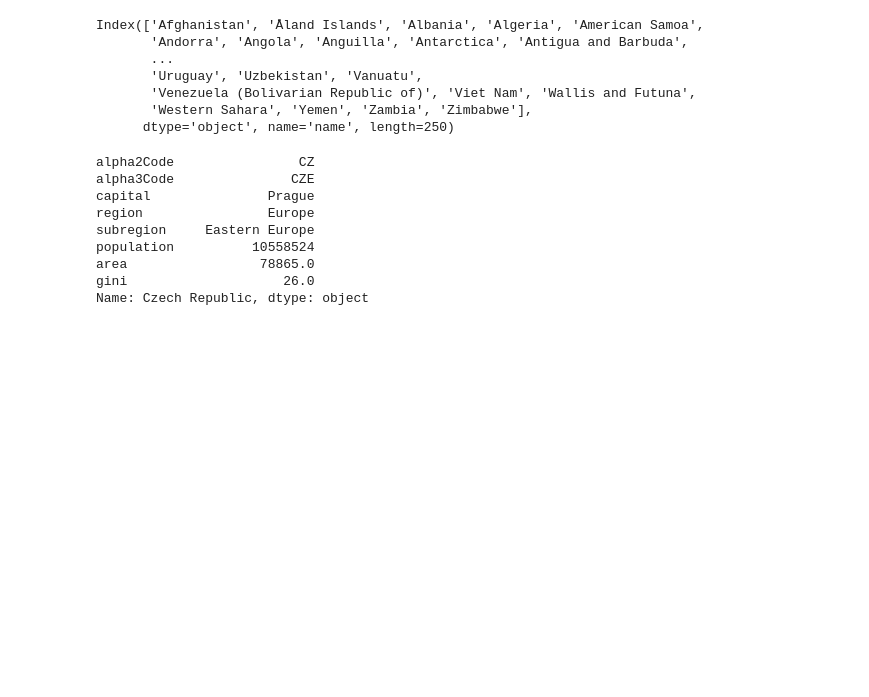
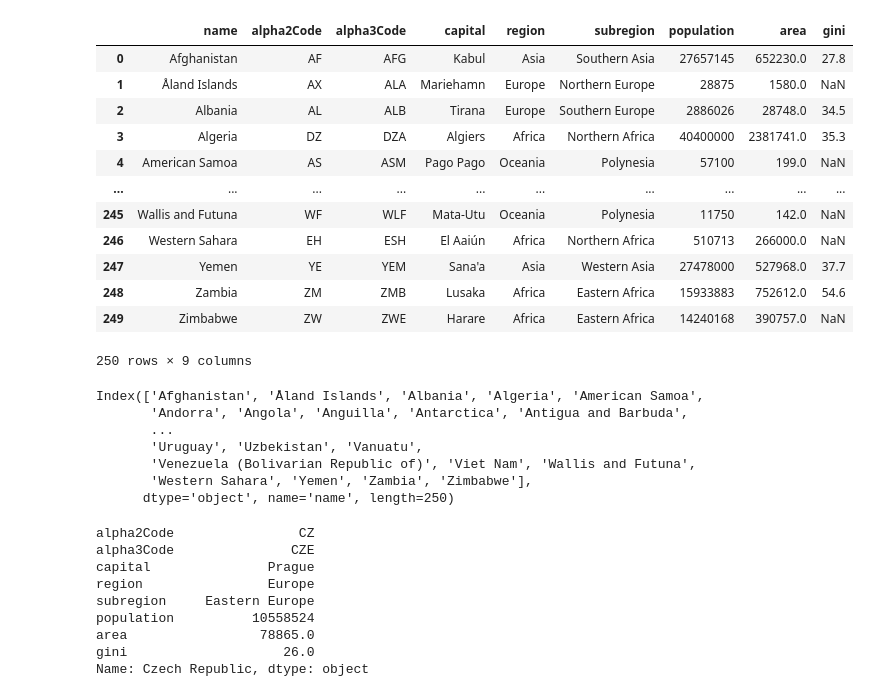
Before and after one commit to Sunriseee/python_kurz_2022, a Jupyter notebook: cviko_9.ipynb, the cells around one changed output. Drawn from its saved outputs; the diff is of its cells as text; code cells hidden in the pictures; blank space fills up the shorter version.

```diff
--- a/cviko_9.ipynb
+++ b/cviko_9.ipynb
@@ -1,8 +1,23 @@
 # %%
 import pandas
 
 
 staty = pandas.read_json("staty.json")
+staty
+# %% [output]
+|  | name | alpha2Code | alpha3Code | capital | region | subregion | population | area | gini |
+| 0 | Afghanistan | AF | AFG | Kabul | Asia | Southern Asia | 27657145 | 652230.0 | 27.8 |
+| 1 | Åland Islands | AX | ALA | Mariehamn | Europe | Northern Europe | 28875 | 1580.0 | NaN |
+| 2 | Albania | AL | ALB | Tirana | Europe | Southern Europe | 2886026 | 28748.0 | 34.5 |
+| 3 | Algeria | DZ | DZA | Algiers | Africa | Northern Africa | 40400000 | 2381741.0 | 35.3 |
+| 4 | American Samoa | AS | ASM | Pago Pago | Oceania | Polynesia | 57100 | 199.0 | NaN |
+| ... | ... | ... | ... | ... | ... | ... | ... | ... | ... |
+| 245 | Wallis and Futuna | WF | WLF | Mata-Utu | Oceania | Polynesia | 11750 | 142.0 | NaN |
+| 246 | Western Sahara | EH | ESH | El Aaiún | Africa | Northern Africa | 510713 | 266000.0 | NaN |
+| 247 | Yemen | YE | YEM | Sana'a | Asia | Western Asia | 27478000 | 527968.0 | 37.7 |
+| 248 | Zambia | ZM | ZMB | Lusaka | Africa | Eastern Africa | 15933883 | 752612.0 | 54.6 |
+| 249 | Zimbabwe | ZW | ZWE | Harare | Africa | Eastern Africa | 14240168 | 390757.0 | NaN |
+250 rows × 9 columns
 # %%
 staty = staty.set_index("name")
 # %%
```
Also changed, not shown: 2 other files.
